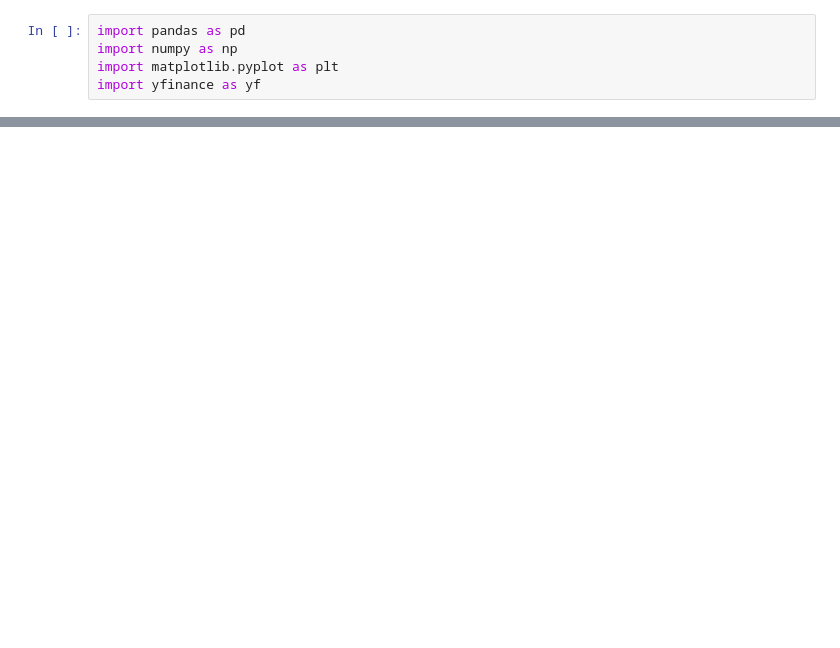
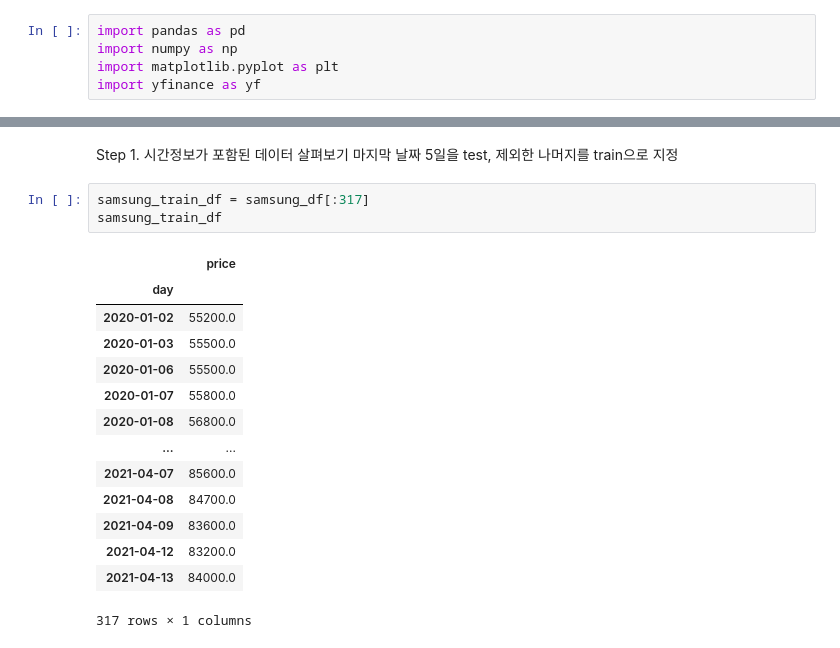
Before and after one commit to yk-Jeong/sourcecode_copy, a Jupyter notebook: 6th_samsung.ipynb, the cells around one changed output, grey strips where cells are left out. Drawn from its saved outputs; the diff is of its cells as text; blank space fills up the shorter version.

```diff
--- a/6th_samsung.ipynb
+++ b/6th_samsung.ipynb
@@ -31,0 +92,21 @@ import yfinance as yf
+# %% [markdown]
+Step 1. 시간정보가 포함된 데이터 살펴보기
+마지막 날짜 5일을 test, 제외한 나머지를 train으로 지정
+# %%
+samsung_train_df = samsung_df[:317]
+samsung_train_df
+# %% [output]
+|  | price |
+| day |  |
+| 2020-01-02 | 55200.0 |
+| 2020-01-03 | 55500.0 |
+| 2020-01-06 | 55500.0 |
+| 2020-01-07 | 55800.0 |
+| 2020-01-08 | 56800.0 |
+| ... | ... |
+| 2021-04-07 | 85600.0 |
+| 2021-04-08 | 84700.0 |
+| 2021-04-09 | 83600.0 |
+| 2021-04-12 | 83200.0 |
+| 2021-04-13 | 84000.0 |
+317 rows × 1 columns
```
Also changed, not shown: parts of 13 cells of this notebook.
